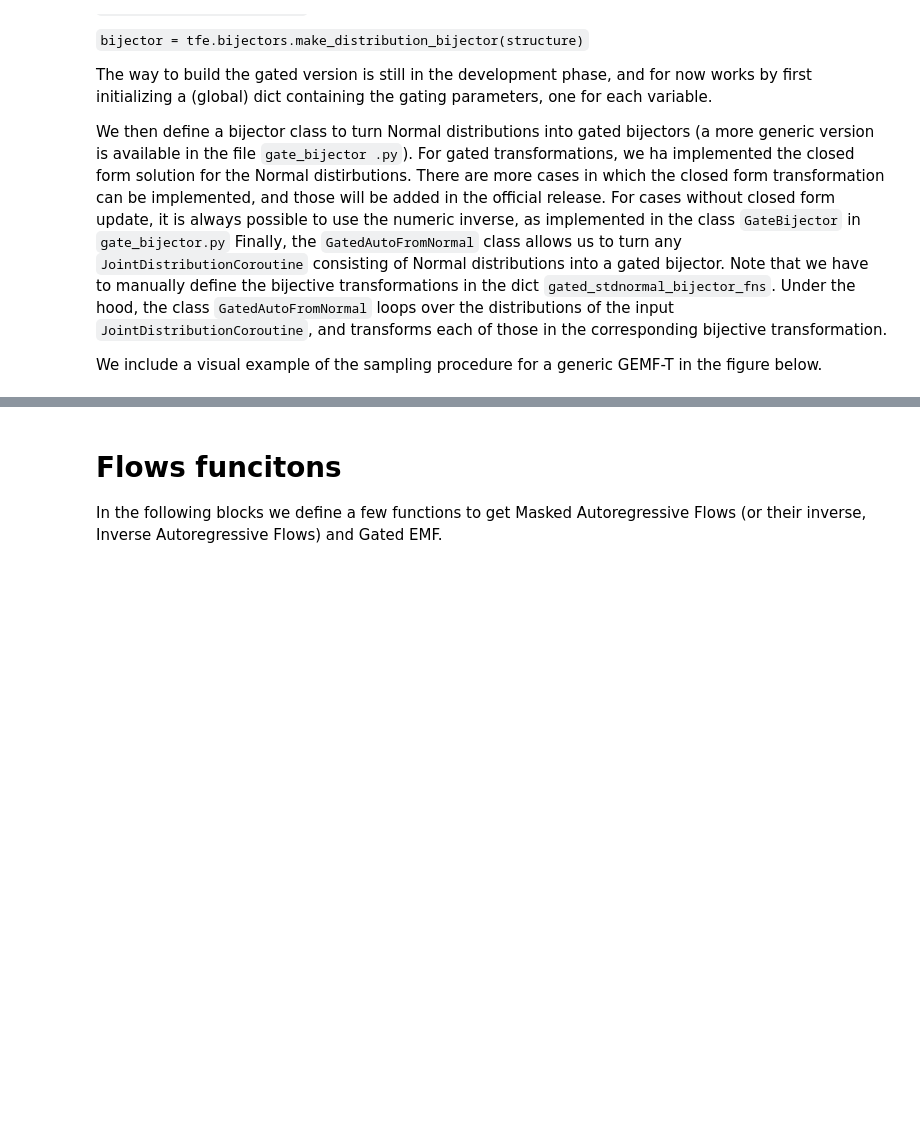
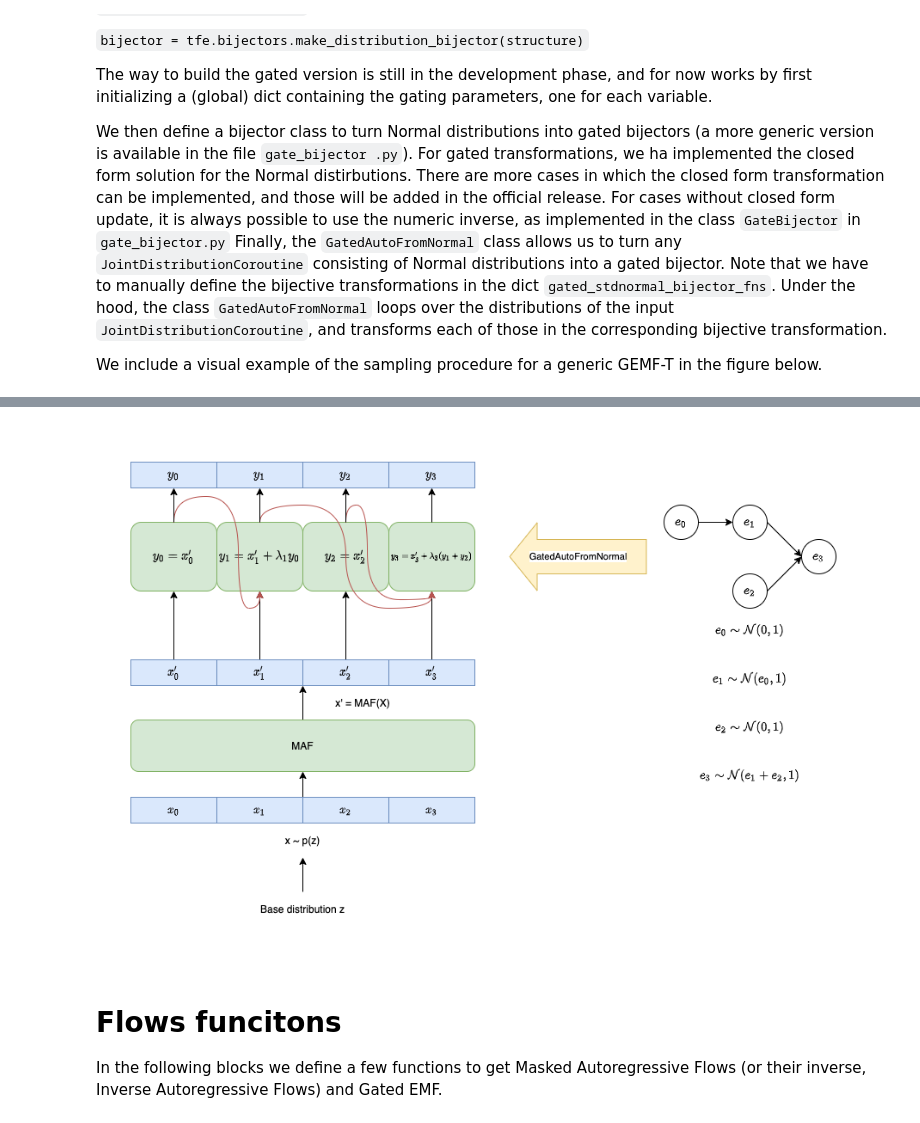
Before and after one commit to gisilvs/EmbeddedModelFlows, a Jupyter notebook: EmbeddedModelFlows.ipynb, the cells around one changed output, grey strips where cells are left out. Saved outputs shown, nothing was run; the diff lists cells and outputs as text; code cells hidden in the pictures; blank space fills up the shorter version.

```diff
--- a/EmbeddedModelFlows.ipynb
+++ b/EmbeddedModelFlows.ipynb
@@ -75,3 +73,8 @@ We include a visual example of the sampling procedure for a generic GEMF-T in
+# %%
+from IPython.display import Image
+Image("EMF.png")
+# %% [output]
+[figure, added]
 # %%
 # Global dict (DANGEROUS)
 residual_fraction_vars = {}
```
Also changed, not shown: parts of 1 cell of this notebook, 1 other file.
